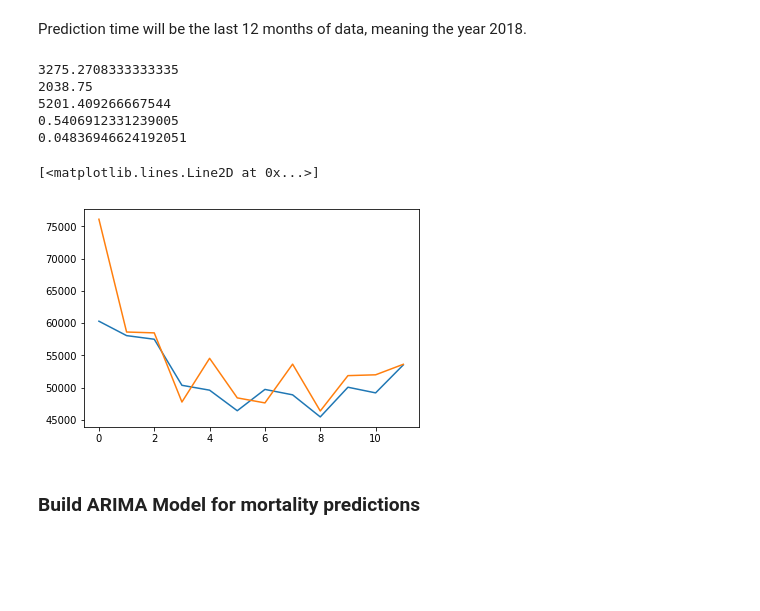
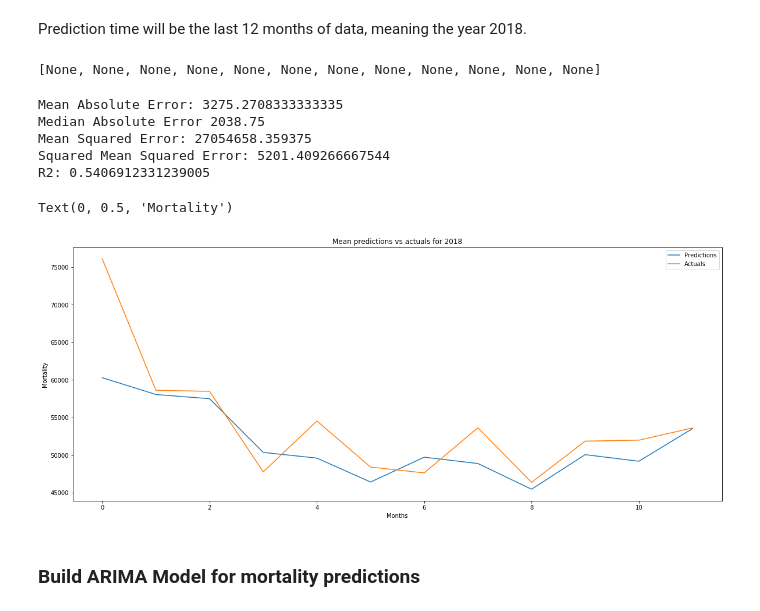
Before and after one commit to janrth/covid19_mortality, a Jupyter notebook: cvd19_mortality.ipynb, the cells around one changed output. Saved outputs shown, nothing was run; the diff lists cells and outputs as text; code cells hidden in the pictures; blank space fills up the shorter version.

```diff
--- a/cvd19_mortality.ipynb
+++ b/cvd19_mortality.ipynb
@@ -119,14 +113,0 @@ for i,v in enumerate(country_list):
-# %%
-bigger = '2015-01-01'
-smaller = '2017-12-01'
-
-df_filter = df[(df.year_month >= bigger) & (df.year_month <= smaller)]
-
-country_list2 = ['Belgium', 'Canada', 'France', 'Germany', 'Greece', 'Iceland',
-         'Ireland', 'Israel',
-       'Netherlands', 'Spain']
-       #'United Kingdom of Great Britain and Northern Ireland',
-       #'United States of America']
-
-for i,v in enumerate(country_list2):
-    print(v, np.corrcoef(df_filter[df_filter.Country == 'Italy'].Value, df_filter[df_filter.Country == v].Value)[0][1])
@@ -144,10 +113,0 @@ Spain 0.9076845742631978
-# %%
-#df[df.year_month > '2017-12-01'].Country.unique()
-country_list3 = ['France', 'Germany',  'Israel',
-       'Netherlands', 'Spain']
-
-for i,v in enumerate(country_list3):
-    fig, ax = plt.subplots(figsize=(20,8))
-    ax = df[(df.Country == v) & (df.year_month > '2017-12-01')].plot(x = 'year_month', y=['Value'],linewidth=2.5, ax = ax, label = df[df.Country == v].Country.unique())
-    ax.legend(loc = 1)
-    plt.show()
@@ -196,36 +144,41 @@ months_order = ['January', 'February', 'March', 'April', 'May', 'June', 'July',
 monthly_mortality_train = []
 monthly_mortality_test = []
 
-for i,v in enumerate(months_order):
-    monthly_mortality_train.append(df[(df.Country == 'Italy') & (df.Year != '2017') & (df.Month == v)].Value.mean())
-
-for i,v in enumerate(months_order):
-    monthly_mortality_test.append(df[(df.Country == 'Italy') & (df.Year == '2017') & (df.Month == v)].Value.mean())
+#Get all data before 2018 as 'train' and 2018 as 'test':
+[monthly_mortality_train.append(df[(df.Country == 'Italy') & (df.Year != '2017') & (df.Month == v)].Value.mean()) for i,v in enumerate(months_order)]
+[monthly_mortality_test.append(df[(df.Country == 'Italy') & (df.Year == '2017') & (df.Month == v)].Value.mean()) for i,v in enumerate(months_order)]
+# %% [output]
+[None, None, None, None, None, None, None, None, None, None, None, None]
 # %%
-mean_ae = metrics.mean_absolute_error(monthly_mortality_test, monthly_mortality_train)
+mae = metrics.mean_absolute_error(monthly_mortality_test, monthly_mortality_train)
 median_ae = metrics.median_absolute_error(monthly_mortality_test, monthly_mortality_train)
+mse = metrics.mean_squared_error(monthly_mortality_test, monthly_mortality_train)
 sqrt_mse = np.sqrt(metrics.mean_squared_error(monthly_mortality_test, monthly_mortality_train))
 r2 = metrics.r2_score(monthly_mortality_test, monthly_mortality_train)
-delta =  sum(monthly_mortality_test) / sum(monthly_mortality_train) - 1
 
-print(mean_ae)
-print(median_ae)
-print(sqrt_mse)
-print(r2)
-print(delta)
+print('Mean Absolute Error:',mae)
+print('Median Absolute Error',median_ae)
+print('Mean Squared Error:',mse)
+print('Squared Mean Squared Error:',sqrt_mse)
+print('R2:',r2)
 # %% [output]
-3275.2708333333335
-2038.75
-5201.409266667544
-0.5406912331239005
-0.04836946624192051
+Mean Absolute Error: 3275.2708333333335
+Median Absolute Error 2038.75
+Mean Squared Error: 27054658.359375
+Squared Mean Squared Error: 5201.409266667544
+R2: 0.5406912331239005
 # %%
 # plot predictions and actual values
-plt.plot(monthly_mortality_train)
-plt.plot(monthly_mortality_test)
+plt.figure(figsize=(20,8))
+plt.plot(monthly_mortality_train, label = 'Predictions')
+plt.plot(monthly_mortality_test, label = 'Actuals')
+plt.legend()
+plt.title('Mean predictions vs actuals for 2018')
+plt.xlabel('Months')
+plt.ylabel('Mortality')
 # %% [output]
-[<matplotlib.lines.Line2D at 0x...>]
+Text(0, 0.5, 'Mortality')
-[figure, old version]
+[figure, new version]
 # %% [markdown]
 ### Build ARIMA Model for mortality predictions
 # %%
```
Also changed, not shown: parts of 36 cells of this notebook.
